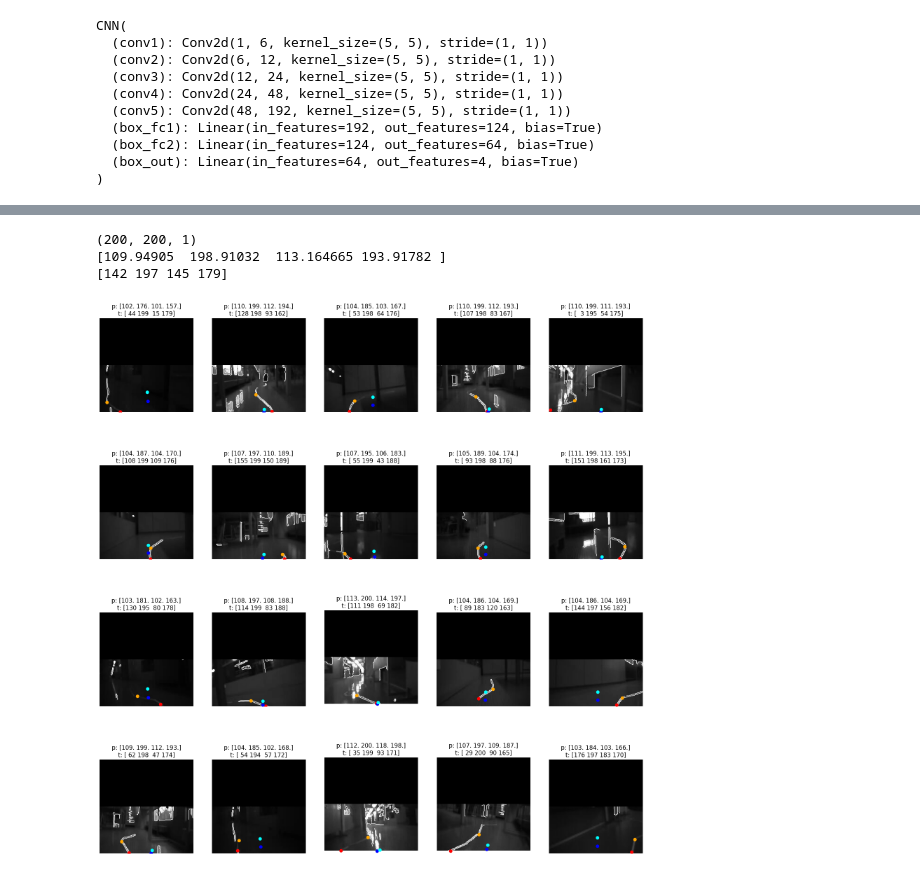
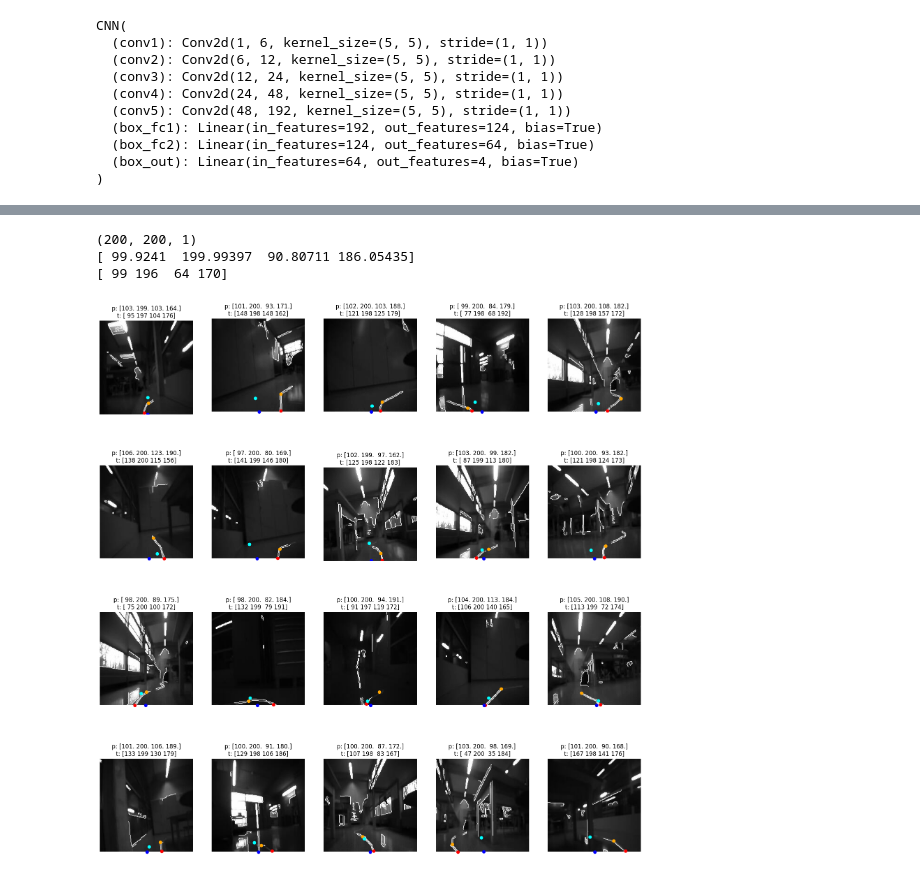
Before and after one commit to Brasey-on-github/IAA_Labs, a Jupyter notebook: lab2/src/CNN.ipynb, the cells around one changed output, grey strips where cells are left out. Cells and saved outputs as stored; diff of their text form; code cells hidden in the pictures.

```diff
--- a/lab2/src/CNN.ipynb
+++ b/lab2/src/CNN.ipynb
@@ -75,7 +75,7 @@ def preprocess_images(images):
 
                 # put a opacity of the original image back in
                 processed_image = np.where(processed_image == 0, image, processed_image)
-                processed_image[:150] = 0
+                #processed_image[:150] = 0
 
                 processed_images.append(np.expand_dims(processed_image, axis= 2))
 
@@ -224,8 +224,8 @@ loss_fn = nn.MSELoss()  # mean square error
 optimizer = optim.Adam(model.parameters(), lr=0.00001)
 
 # training parameters
-n_epochs = 100   # number of epochs to run
-batch_size = 10  # size of each batch
+n_epochs = 200   # number of epochs to run
+batch_size = 2  # size of each batch
 batch_start = torch.arange(0, len(X_train), batch_size)
 
 # Hold the best model
@@ -290,37 +294,37 @@ print(pred)
 print(test_coords[0])
 # %% [output]
 (200, 200, 1)
-[109.94905  198.91032  113.164665 193.91782 ]
-[142 197 145 179]
+[ 99.9241  199.99397  90.80711 186.05435]
+[ 99 196  64 170]
 # %%
 # Generate a random sample of images each time the cell is run
 random_range = random.sample(range(1, len(test_img)), 20)
 
 # Create a Matplotlib figure
 plt.figure(figsize=(20,20))
 
 for itr, i in enumerate(random_range, 1):
     coords = test_coords[i]
-    output = predict(model, test_img[i])
+    output = predict(model, train_img[i])
 
     # Clip the values to 0-1 and draw the sample of images
     plt.subplot(4, 5, itr)
     plt.imshow(test_img[i], cmap='gray')
     plt.axis('off')
     plt.title("p: " + str(np.round(output)) + "\nt: " + str(coords))
 
     # Plot the ground truth points with red variation
     plt.scatter(coords[0], coords[1], c='red', marker='o', label='Ground Truth A')
     plt.scatter(coords[2], coords[3], c='orange', marker='o', label='Ground Truth B')
 
     # Plot the prediction points with blue variation
     plt.scatter(output[0], output[1], c='blue', marker='o', label='Prediction A')
     plt.scatter(output[2], output[3], c='cyan', marker='o', label='Prediction B')
 
 # Adjust the spacing between subplots
 plt.subplots_adjust(hspace=0.5)
 
 # Show the plot
 plt.show()
 # %% [output]
-[figure, old version]
+[figure, new version]
```
Also changed, not shown: parts of 3 cells of this notebook.
